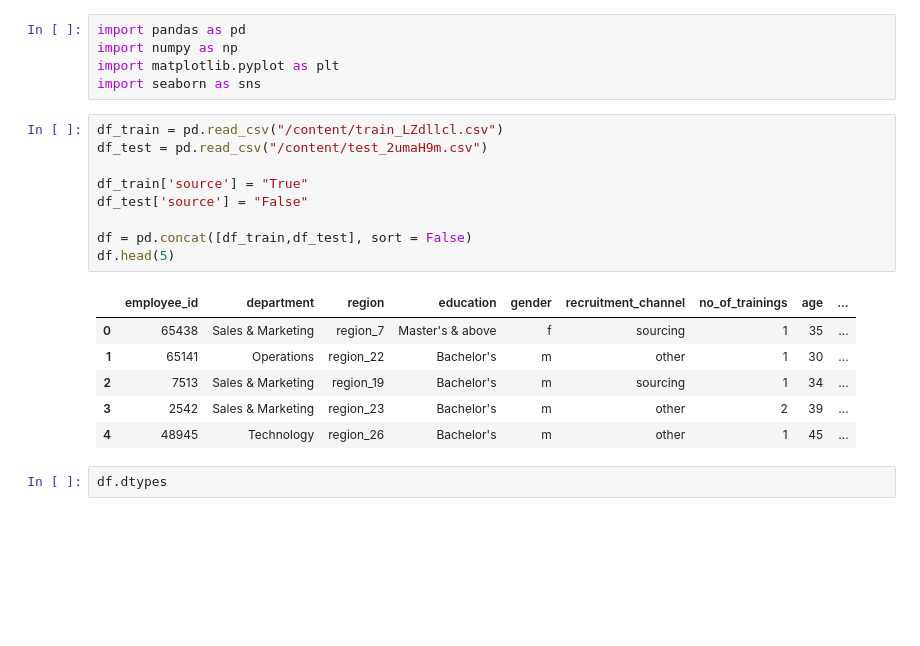
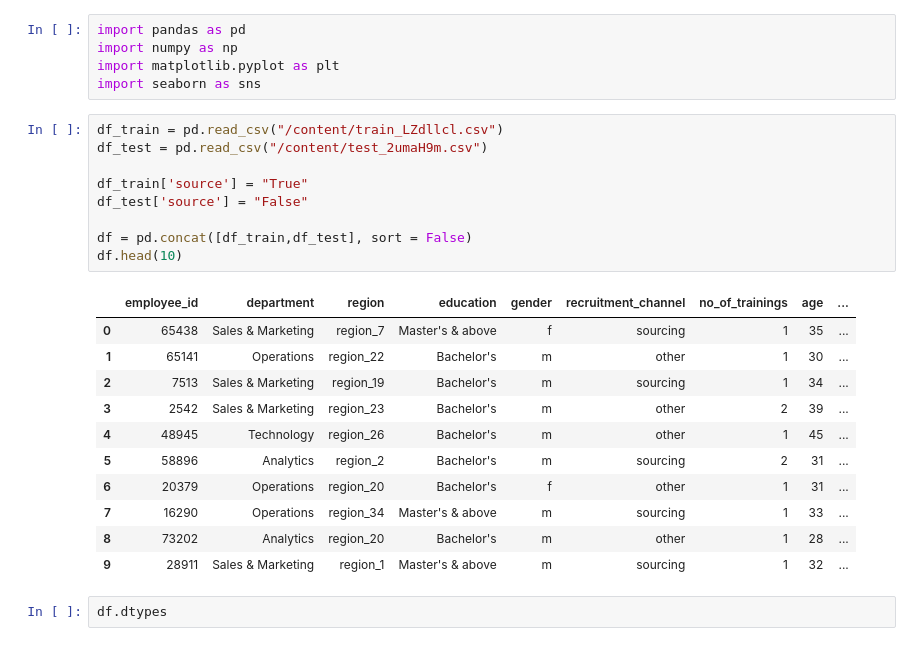
Before and after one commit to IITGuwahati-AI/Learning-Content, a Jupyter notebook: HR_analytics.ipynb, the cells around one changed output. Saved outputs shown, nothing was run; the diff lists cells and outputs as text; blank space fills up the shorter version.

```diff
--- a/HR_analytics.ipynb
+++ b/HR_analytics.ipynb
@@ -8,19 +8,24 @@ import seaborn as sns
 # %%
 df_train = pd.read_csv("/content/train_LZdllcl.csv")
 df_test = pd.read_csv("/content/test_2umaH9m.csv")
 
 df_train['source'] = "True"
 df_test['source'] = "False"
 
 df = pd.concat([df_train,df_test], sort = False)
-df.head(5)
+df.head(10)
 # %% [output]
 |  | employee_id | department | region | education | gender | recruitment_channel | no_of_trainings | age | ... |
 | 0 | 65438 | Sales & Marketing | region_7 | Master's & above | f | sourcing | 1 | 35 | ... |
 | 1 | 65141 | Operations | region_22 | Bachelor's | m | other | 1 | 30 | ... |
 | 2 | 7513 | Sales & Marketing | region_19 | Bachelor's | m | sourcing | 1 | 34 | ... |
 | 3 | 2542 | Sales & Marketing | region_23 | Bachelor's | m | other | 2 | 39 | ... |
 | 4 | 48945 | Technology | region_26 | Bachelor's | m | other | 1 | 45 | ... |
+| 5 | 58896 | Analytics | region_2 | Bachelor's | m | sourcing | 2 | 31 | ... |
+| 6 | 20379 | Operations | region_20 | Bachelor's | f | other | 1 | 31 | ... |
+| 7 | 16290 | Operations | region_34 | Master's & above | m | sourcing | 1 | 33 | ... |
+| 8 | 73202 | Analytics | region_20 | Bachelor's | m | other | 1 | 28 | ... |
+| 9 | 28911 | Sales & Marketing | region_1 | Master's & above | m | sourcing | 1 | 32 | ... |
 # %%
 df.dtypes
 # %% [output]
```
Also changed, not shown: parts of 31 cells of this notebook.
